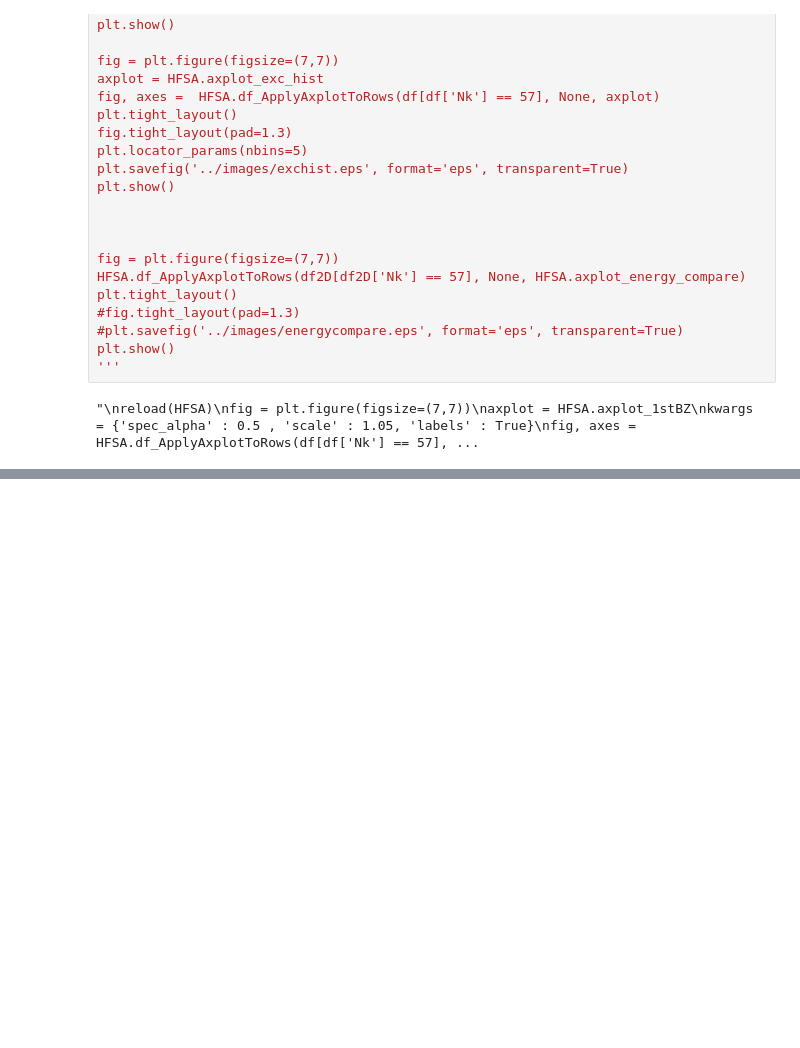
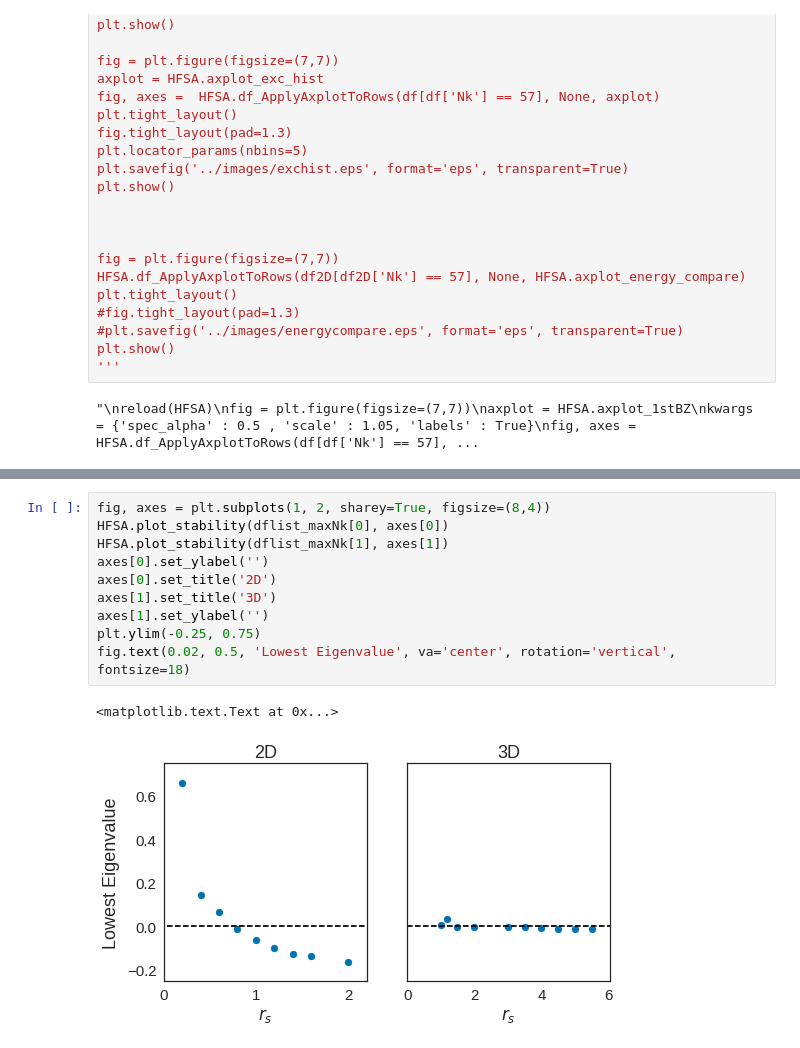
Before and after one commit to ecurtin2/HF-Stability, a Jupyter notebook: analysis/Analyzer.ipynb, the cells around one changed output, grey strips where cells are left out. Drawn from its saved outputs; the diff is of its cells as text; blank space fills up the shorter version.

```diff
--- a/analysis/Analyzer.ipynb
+++ b/analysis/Analyzer.ipynb
@@ -111,0 +124,13 @@ ax.le
+# %%
+fig, axes = plt.subplots(1, 2, sharey=True, figsize=(8,4))
+HFSA.plot_stability(dflist_maxNk[0], axes[0])
+HFSA.plot_stability(dflist_maxNk[1], axes[1])
+axes[0].set_ylabel('')
+axes[0].set_title('2D')
+axes[1].set_title('3D')
+axes[1].set_ylabel('')
+plt.ylim(-0.25, 0.75)
+fig.text(0.02, 0.5, 'Lowest Eigenvalue', va='center', rotation='vertical', fontsize=18)
+# %% [output]
+<matplotlib.text.Text at 0x...>
+[figure, added]
```
Also changed, not shown: parts of 6 cells of this notebook, 12 other files.
